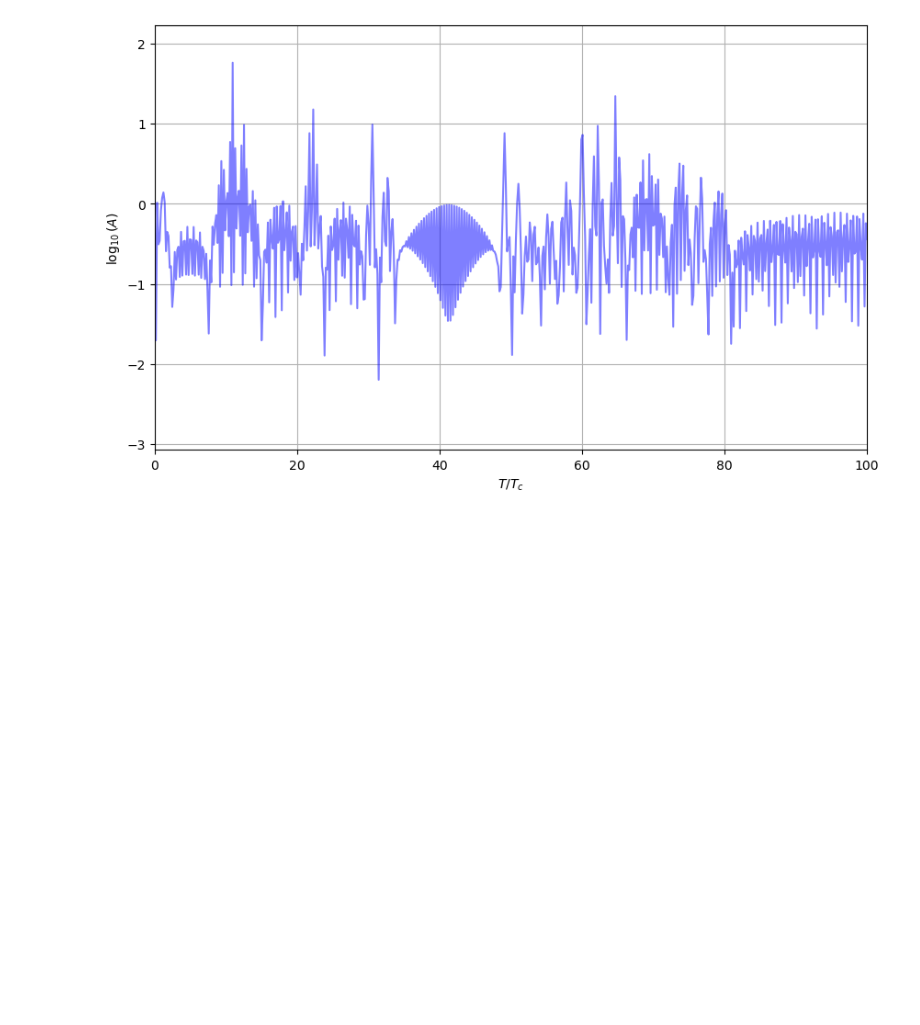
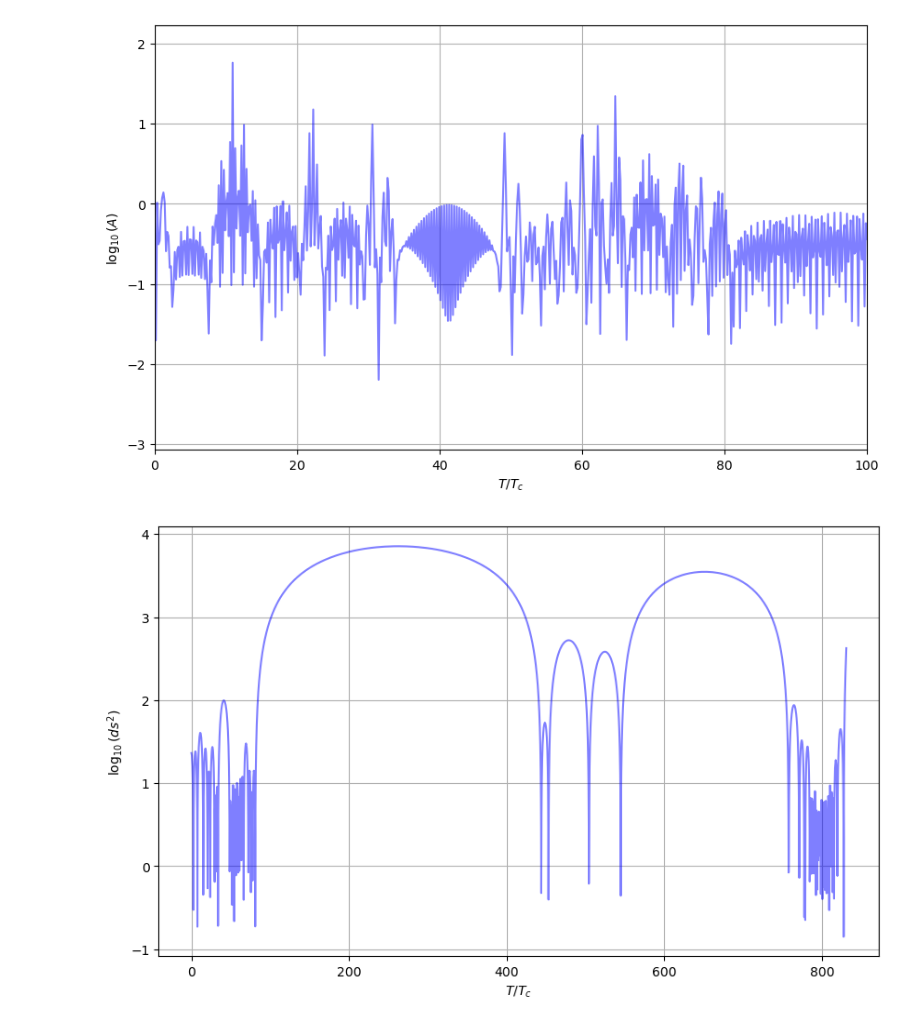
Before and after one commit to martinacacciola/Detecting-Chaos, a Jupyter notebook: PhaseSpaceDistance.ipynb, the cells around one changed output. Saved outputs shown, nothing was run; the diff lists cells and outputs as text; code cells hidden in the pictures; blank space fills up the shorter version.

```diff
--- a/PhaseSpaceDistance.ipynb
+++ b/PhaseSpaceDistance.ipynb
@@ -86,38 +86,64 @@ T_norm = [timesteps[i] / T_c for i in range(len(delta_per_step))]
 
 # Scatter plot of A vs T/T_c
 plt.figure(figsize=(10, 6))
 plt.scatter(np.log10(T_norm), np.log10(np.log10(A)), color='b', alpha=0.5, s=10)
 plt.xlabel(r'$\log_{10}(T/T_c)$')
 plt.ylabel(r'$\log_{10}\log_{10}(A)$')
 plt.grid(True)
 plt.show()
 # Capire il range di valori, corretto??
 
 # Amplification factor evolution over lifetime
 plt.figure(figsize=(10, 6))
 plt.plot(T_norm, np.log10(A), color='b', alpha=0.5)
 plt.xlabel(r'$T/T_c$')
 plt.ylabel(r'$\log_{10}(A)$')
 plt.xlim(0, 100)
 #plt.ylim(0, 60)
 plt.grid(True)
 plt.show()
 
 # Metric
 # It is the sum of the squared distances between every pair of bodies
 # Summed over the three particles
-def compute_metric(forward_state, backward_state):
-    # Extract positions
-    x_f, y_f, z_f = forward_state['X Position'].values, forward_state['Y Position'].values, forward_state['Z Position'].values
-    x_b, y_b, z_b = backward_state['X Position'].values, backward_state['Y Position'].values, backward_state['Z Position'].values
 
-    # Compute the metric for this particle
-    diff = (x_f - x_b)**2 + (y_f - y_b)**2 + (z_f - z_b)**2
+# We want to compute the metric considering squared distances between every pair of bodies (j > i)
+# Use i and j as indices to distinguish the particles
+# Trajectory to decide on backward or forward ??
+def compute_metric(trajectory, timestep):
+    ds = 0
+    particles_positions = []
 
-    return np.sum(diff)
+    for p in particles:
+        particle_state = trajectory[(trajectory['Particle Number'] == p) & (trajectory['Timestep'] == timestep)]
+        x, y, z = particle_state['X Position'].values, particle_state['Y Position'].values, particle_state['Z Position'].values
+        particles_positions.append((x, y, z))
 
-# We want to compute the metric considering squared distances between every pair of bodies
+    for i in range(len(particles_positions)):
+        for j in range(i+1, len(particles_positions)):
+            xi, yi, zi = particles_positions[i]
+            xj, yj, zj = particles_positions[j]
+            ds += (xj - xi)**2 + (yj - yi)**2 + (zj - zi)**2
+
+    return ds
+
+# We want to compute the metric for each integration step
+# Using the forward trajectory
+metric_per_step = []
+for i in range(len(timesteps) // 2):
+    metric = compute_metric(forward_trajectory, timesteps[i])
+    metric_per_step.append(metric)
+
+T_norm_metric = [timesteps[i] / T_c for i in range(len(metric_per_step))]
+# Metric evolution over lifetime
+plt.figure(figsize=(10, 6))
+plt.plot(T_norm_metric, np.log10(metric_per_step), color='b', alpha=0.5)
+plt.xlabel(r'$T/T_c$')
+plt.ylabel(r'$\log_{10}(ds^2)$')
+plt.grid(True)
+plt.show()
 # %% [output]
 [figure]
 [figure]
 [figure]
+[figure, added]
```
